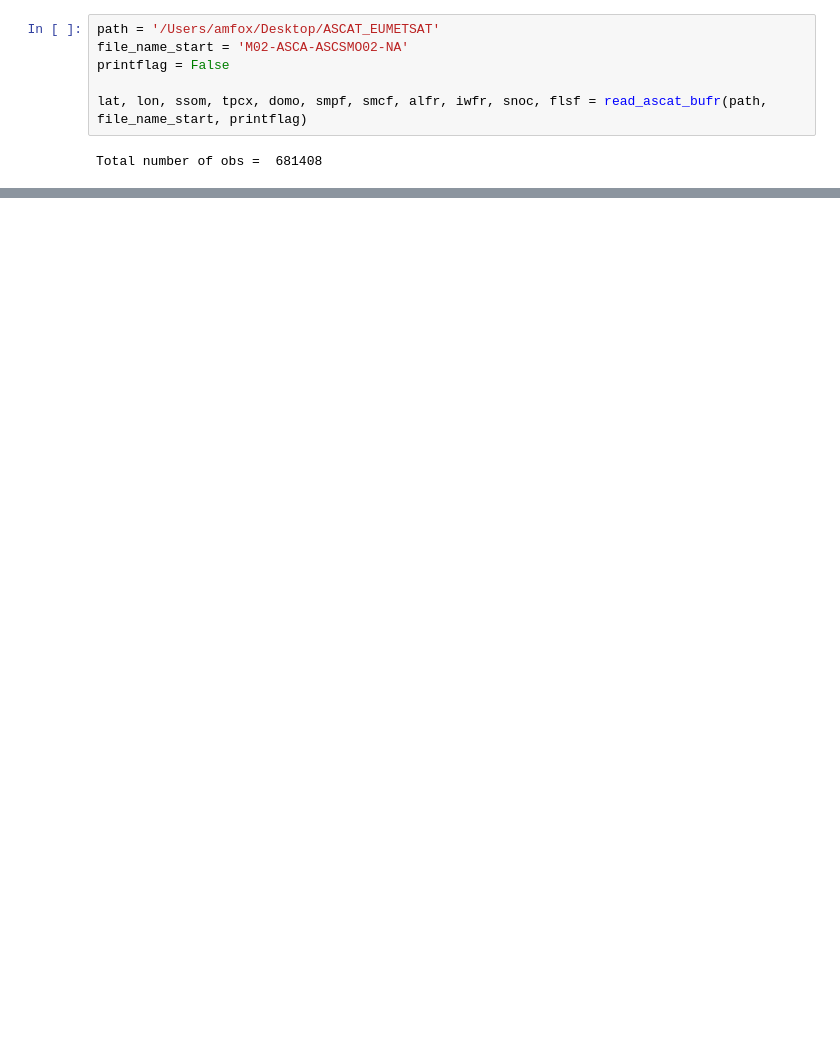
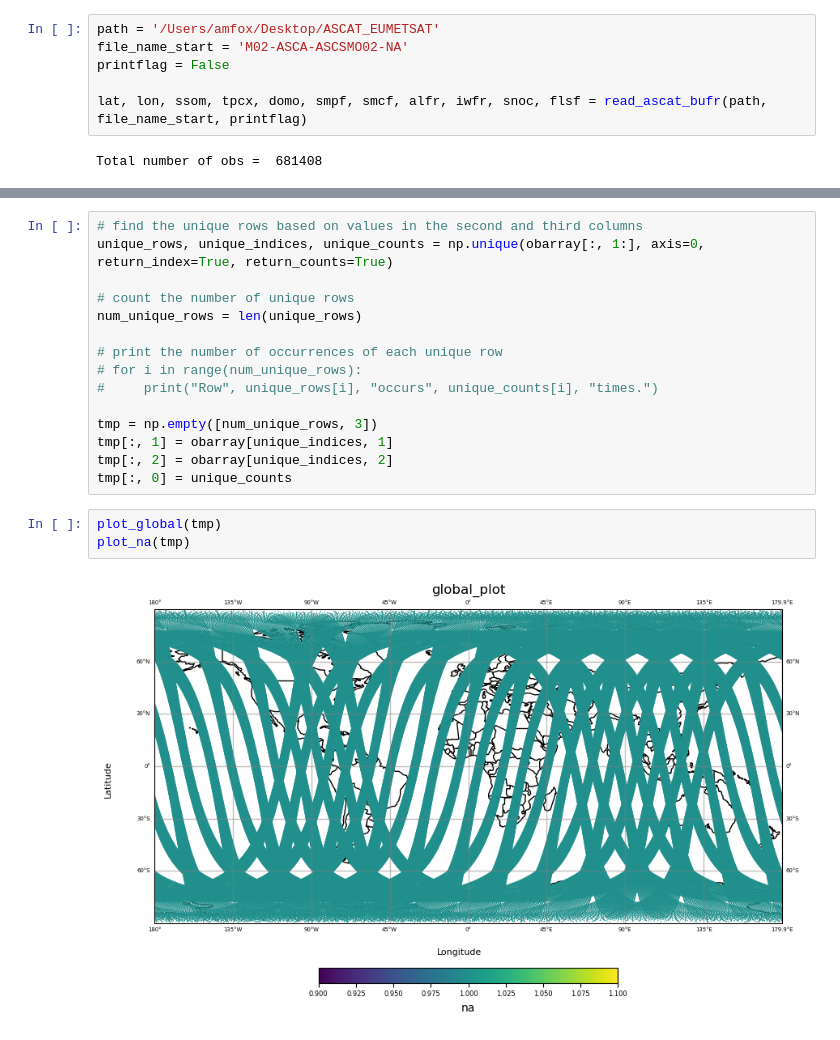
Before and after one commit to amfox37/GEOSldas_diagnostics, a Jupyter notebook: Jupyter/ASCAT_grid_plotter.ipynb, the cells around one changed output, grey strips where cells are left out. Cells and saved outputs as stored; diff of their text form; blank space fills up the shorter version.

```diff
--- a/Jupyter/ASCAT_grid_plotter.ipynb
+++ b/Jupyter/ASCAT_grid_plotter.ipynb
@@ -32,0 +32,20 @@ plot_global(obarray)
+# %%
+# find the unique rows based on values in the second and third columns
+unique_rows, unique_indices, unique_counts = np.unique(obarray[:, 1:], axis=0, return_index=True, return_counts=True)
+
+# count the number of unique rows
+num_unique_rows = len(unique_rows)
+
+# print the number of occurrences of each unique row
+# for i in range(num_unique_rows):
+#     print("Row", unique_rows[i], "occurs", unique_counts[i], "times.")
+
+tmp = np.empty([num_unique_rows, 3])
+tmp[:, 1] = obarray[unique_indices, 1]
+tmp[:, 2] = obarray[unique_indices, 2]
+tmp[:, 0] = unique_counts
+# %%
+plot_global(tmp)
+plot_na(tmp)
+# %% [output]
+[figure, added]
```
Also changed, not shown: parts of 4 cells of this notebook.
